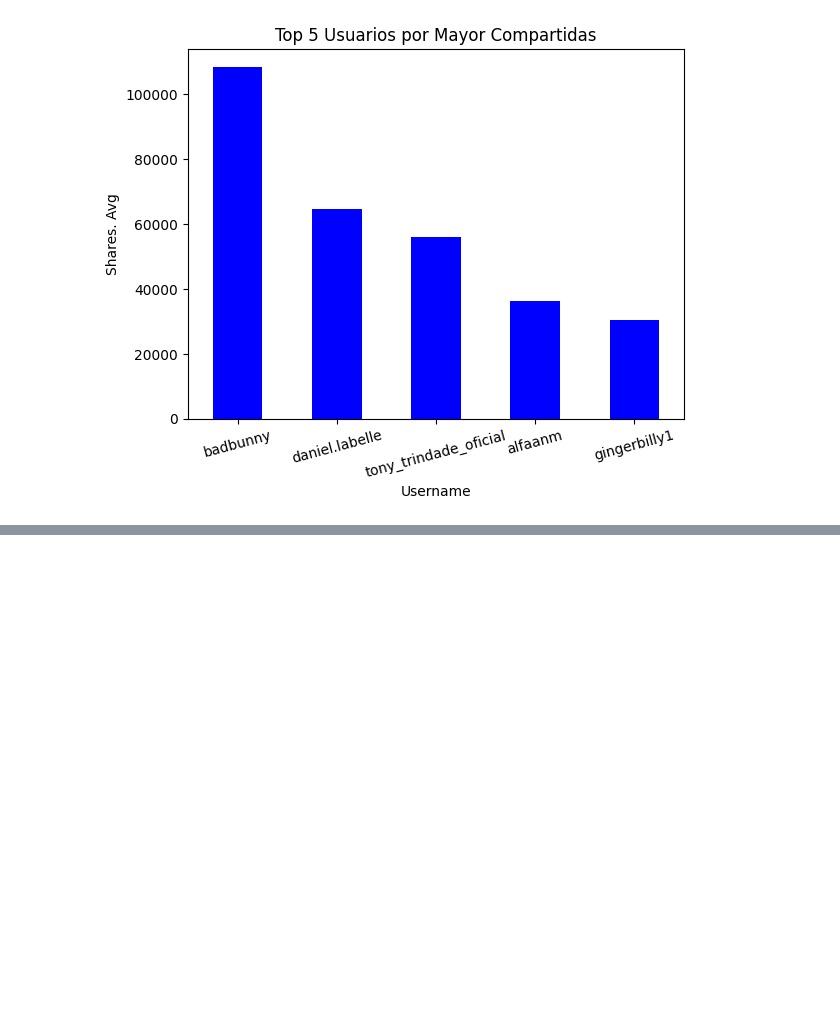
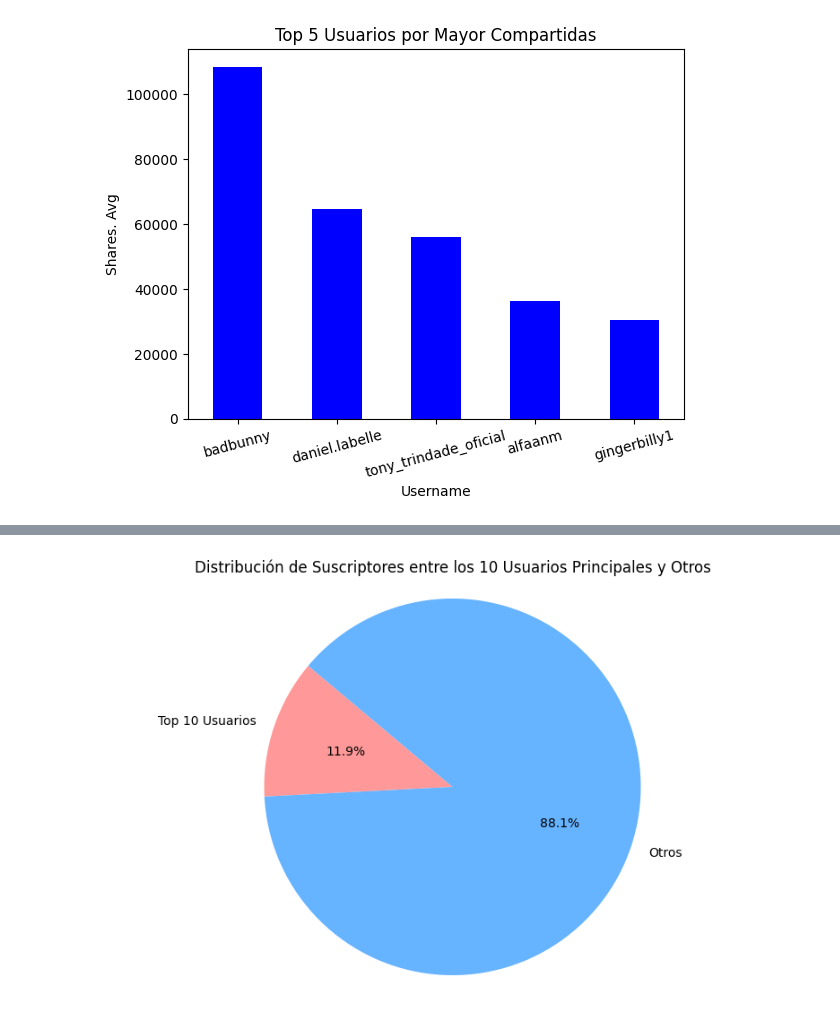
Before and after one commit to FrankRomeroT/H-bito, a Jupyter notebook: Dia 5/tiktok.ipynb, the cells around one changed output, grey strips where cells are left out. Drawn from its saved outputs; the diff is of its cells as text; code cells hidden in the pictures; blank space fills up the shorter version.

```diff
--- a/Dia 5/tiktok.ipynb
+++ b/Dia 5/tiktok.ipynb
@@ -289,0 +259,11 @@ df2.head()
+# %%
+columnas_millones = ['Subscribers Count', 'Views. Avg', 'Likes. Avg', 'Comments. Avg', 'Shares. Avg']
+
+totales = df2[columnas_millones].sum()
+
+# Calcular los porcentajes de cada métrica
+for column in columnas_millones:
+    df2[f'{column} %'] = (df2[column] / totales[column]) * 100
+
+# Mostrar los primeros 10 resultados con porcentajes
+df2.head(10)
@@ -289,0 +282,23 @@ df2.head()
+# %%
+top_10_subs = df2.nlargest(10, 'Subscribers Count')
+
+# Sumar los valores de los 10 usuarios principales
+top_10_subs_sum = top_10_subs['Subscribers Count'].sum()
+top_10_subs_percentage = top_10_subs_sum / totales['Subscribers Count'] * 100
+
+# Crear una categoría "Otros" que agrupe a los demás usuarios
+otros_subs = df2[~df2['Username'].isin(top_10_subs['Username'])]['Subscribers Count'].sum()
+otros_subs_percentage = otros_subs / totales['Subscribers Count'] * 100
+
+# Datos para el gráfico de pastel
+labels = ['Top 10 Usuarios', 'Otros']
+sizes = [top_10_subs_percentage, otros_subs_percentage]
+
+# Crear el gráfico de pastel
+plt.figure(figsize=(10, 6))
+plt.pie(sizes, labels=labels, autopct='%1.1f%%', startangle=140, colors=['#ff9999','#66b3ff'])
+plt.axis('equal')  # Asegurar que el gráfico es circular
+plt.title('Distribución de Suscriptores entre los 10 Usuarios Principales y Otros')
+plt.show()
+# %% [output]
+[figure, added]
```
Also changed, not shown: parts of 20 cells of this notebook, 3 other files.
